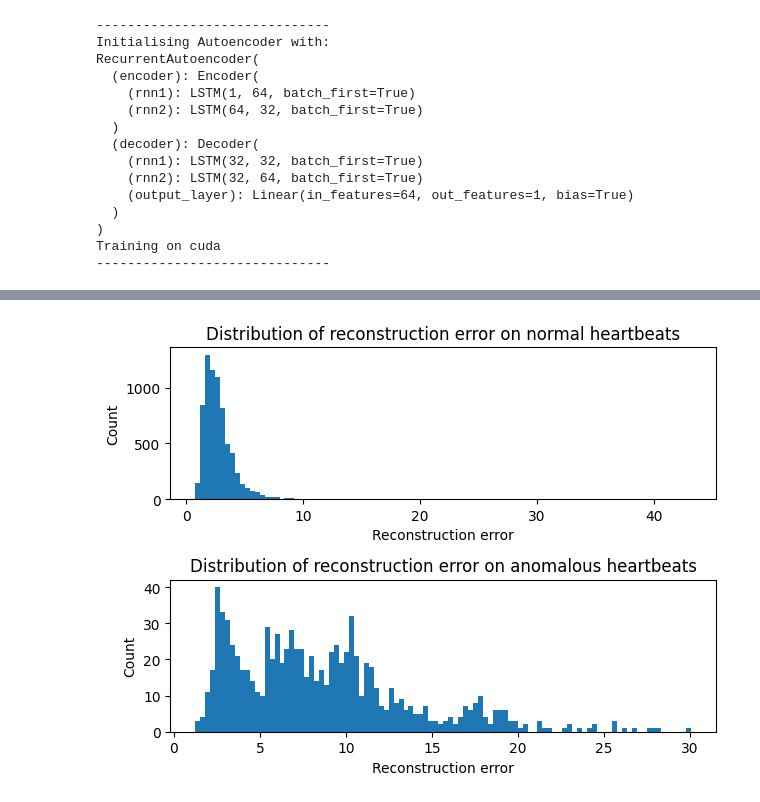
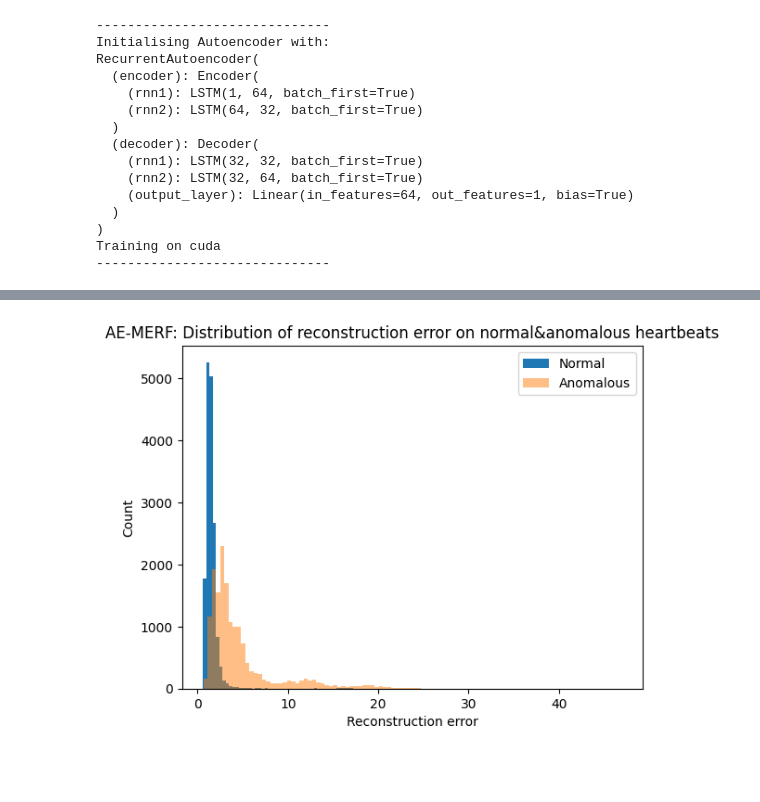
Before and after one commit to sjjtu/MAthesis, a Jupyter notebook: code/train_model_aemerf.ipynb, the cells around one changed output, grey strips where cells are left out. Saved outputs shown, nothing was run; the diff lists cells and outputs as text; code cells hidden in the pictures; blank space fills up the shorter version.

```diff
--- a/code/train_model_aemerf.ipynb
+++ b/code/train_model_aemerf.ipynb
@@ -119,23 +134,20 @@ evaluator = Evaluator(val_normal_path=f"data/normal_val_{window_size}.csv",
                         model=ae_gen.model)
-# %%
-plt.figure()
-
-plt.subplot(2,1,1)
-plt.hist(evaluator.loss_val_normal, bins=100)
-plt.xlabel("Reconstruction error")
-plt.ylabel("Count")
-plt.title("Distribution of reconstruction error on normal heartbeats")
-
-plt.subplot(2,1,2)
-plt.hist(evaluator.loss_val_anomaly, bins=100)
-plt.xlabel("Reconstruction error")
-plt.ylabel("Count")
-plt.title("Distribution of reconstruction error on anomalous heartbeats")
-plt.tight_layout()
-
-plt.show()
-# %% [output]
-[figure, removed]
+# %%
+plt.figure()
+
+plt.hist(evaluator.loss_val_normal, bins=100)
+
+plt.title("AE-MERF: Distribution of reconstruction error on normal&anomalous heartbeats")
+
+plt.hist(evaluator.loss_val_anomaly, bins=100, alpha=0.5)
+plt.xlabel("Reconstruction error")
+plt.ylabel("Count")
+
+plt.legend(["Normal", "Anomalous"])
+
+plt.show()
+# %% [output]
+[figure, added]
 # %%
 corr_normal, corr_anomaly = evaluator.find_threshold()
 plt.plot(np.linspace(0,5,21), corr_normal, marker="o")
```
Also changed, not shown: parts of 8 cells of this notebook, 32 other files.
